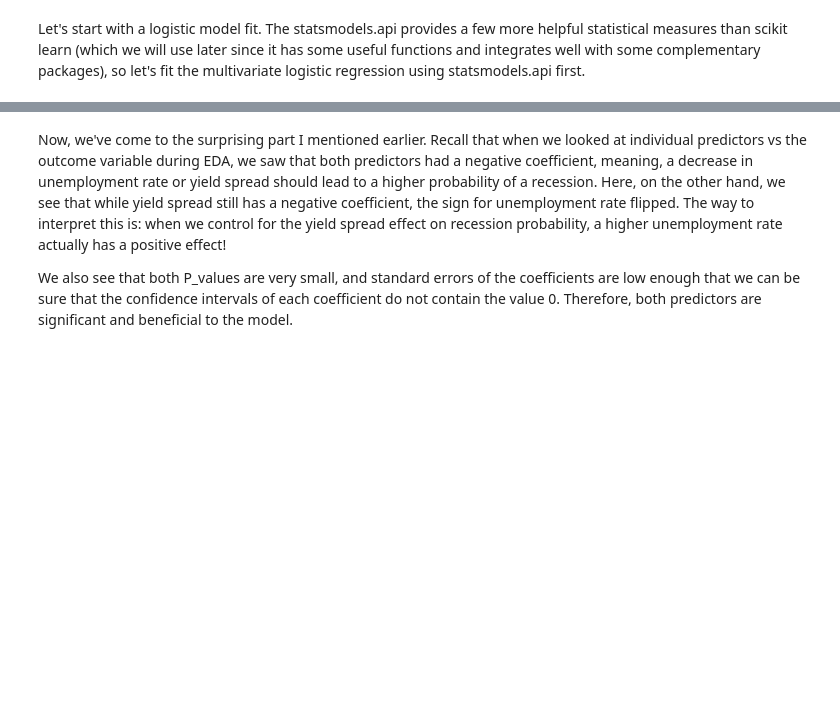
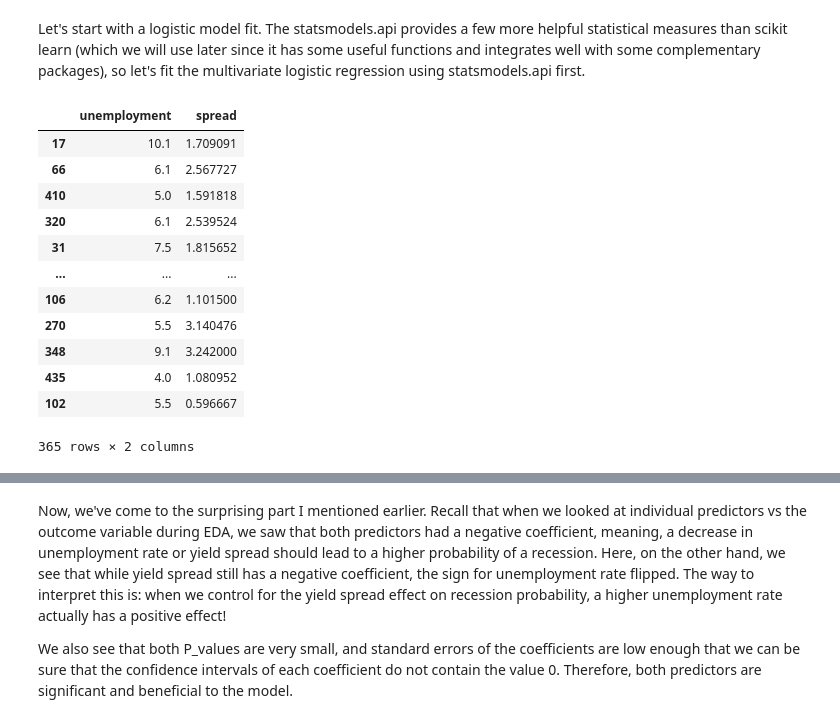
Before and after one commit to rguseynov23/Recession_Prediction, a Jupyter notebook: US_Recession_Probability.ipynb, the cells around one changed output, grey strips where cells are left out. Saved outputs shown, nothing was run; the diff lists cells and outputs as text; code cells hidden in the pictures; blank space fills up the shorter version.

```diff
--- a/US_Recession_Probability.ipynb
+++ b/US_Recession_Probability.ipynb
@@ -555,3 +555,19 @@ baseline_clf.score(X_train, y_train)
 This measure tells us, that at the very least, our complex models have to beat an accuracy rate of 68%.
 # %% [markdown]
 Let's start with a logistic model fit. The statsmodels.api provides a few more helpful statistical measures than scikit learn (which we will use later since it has some useful functions and integrates well with some complementary packages), so let's fit the multivariate logistic regression using statsmodels.api first.
+# %%
+X_train
+# %% [output]
+|  | unemployment | spread |
+| 17 | 10.1 | 1.709091 |
+| 66 | 6.1 | 2.567727 |
+| 410 | 5.0 | 1.591818 |
+| 320 | 6.1 | 2.539524 |
+| 31 | 7.5 | 1.815652 |
+| ... | ... | ... |
+| 106 | 6.2 | 1.101500 |
+| 270 | 5.5 | 3.140476 |
+| 348 | 9.1 | 3.242000 |
+| 435 | 4.0 | 1.080952 |
+| 102 | 5.5 | 0.596667 |
+365 rows × 2 columns
```
Also changed, not shown: parts of 14 cells of this notebook.
